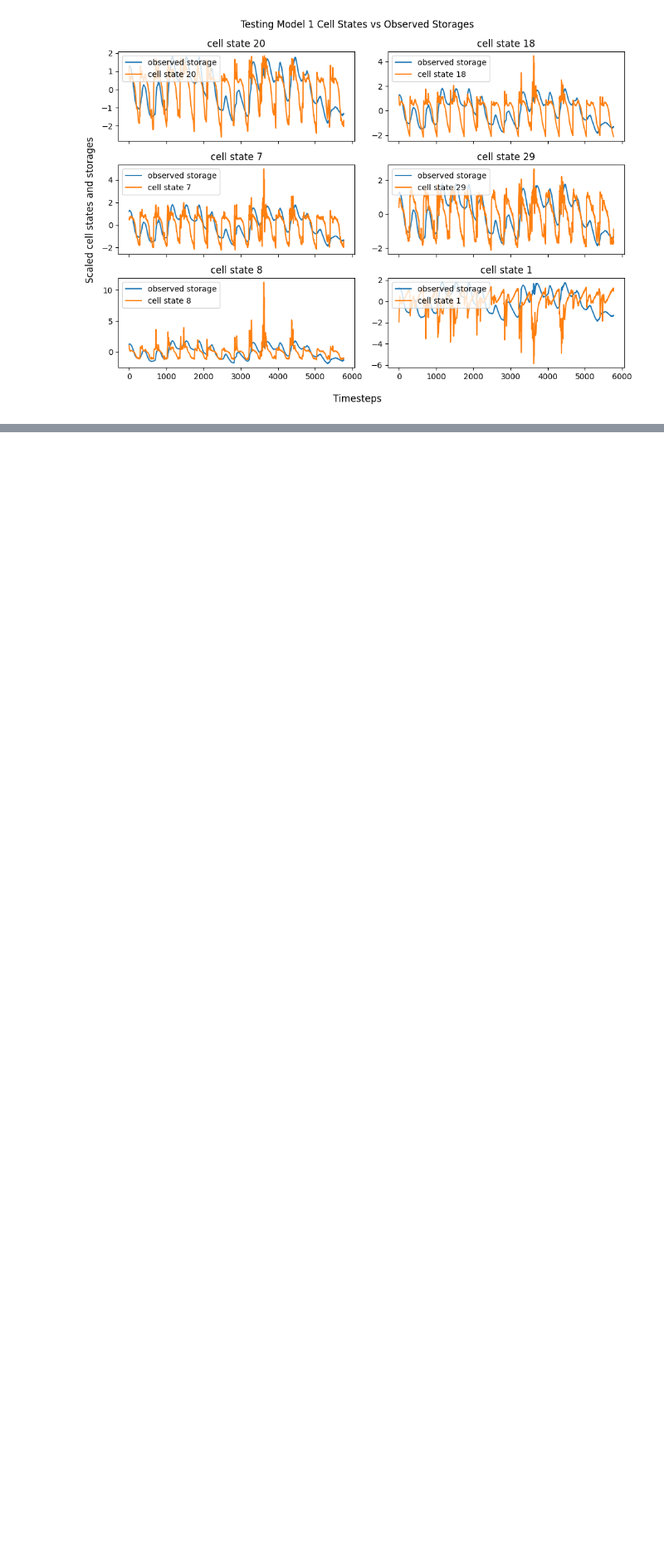
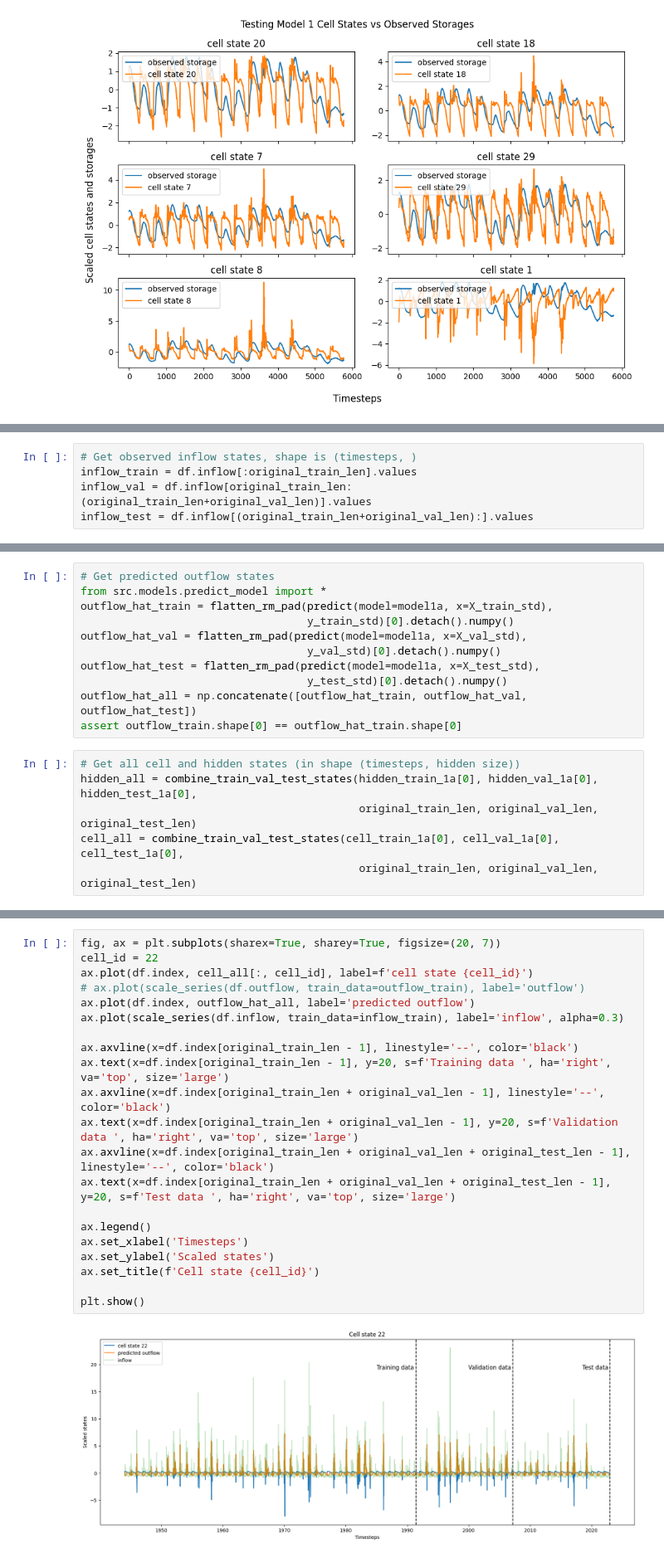
Before and after one commit to Matt2371/DL-reservoir-modeling, a Jupyter notebook: experiments/1e_model1_cell_state.ipynb, the cells around one changed output, grey strips where cells are left out. Shown at 83% size. Cells and saved outputs as stored; diff of their text form; blank space fills up the shorter version.

```diff
--- a/experiments/1e_model1_cell_state.ipynb
+++ b/experiments/1e_model1_cell_state.ipynb
@@ -140,0 +174,5 @@ plt.show()
+# %%
+# Get observed inflow states, shape is (timesteps, )
+inflow_train = df.inflow[:original_train_len].values
+inflow_val = df.inflow[original_train_len:(original_train_len+original_val_len)].values
+inflow_test = df.inflow[(original_train_len+original_val_len):].values
@@ -140,0 +184,17 @@ plt.show()
+# %%
+# Get predicted outflow states
+from src.models.predict_model import *
+outflow_hat_train = flatten_rm_pad(predict(model=model1a, x=X_train_std),
+                                   y_train_std)[0].detach().numpy()
+outflow_hat_val = flatten_rm_pad(predict(model=model1a, x=X_val_std),
+                                   y_val_std)[0].detach().numpy()
+outflow_hat_test = flatten_rm_pad(predict(model=model1a, x=X_test_std),
+                                   y_test_std)[0].detach().numpy()
+outflow_hat_all = np.concatenate([outflow_hat_train, outflow_hat_val, outflow_hat_test])
+assert outflow_train.shape[0] == outflow_hat_train.shape[0]
+# %%
+# Get all cell and hidden states (in shape (timesteps, hidden size))
+hidden_all = combine_train_val_test_states(hidden_train_1a[0], hidden_val_1a[0], hidden_test_1a[0],
+                                           original_train_len, original_val_len, original_test_len)
+cell_all = combine_train_val_test_states(cell_train_1a[0], cell_val_1a[0], cell_test_1a[0],
+                                           original_train_len, original_val_len, original_test_len)
@@ -140,0 +203,23 @@ plt.show()
+# %%
+fig, ax = plt.subplots(sharex=True, sharey=True, figsize=(20, 7))
+cell_id = 22
+ax.plot(df.index, cell_all[:, cell_id], label=f'cell state {cell_id}')
+# ax.plot(scale_series(df.outflow, train_data=outflow_train), label='outflow')
+ax.plot(df.index, outflow_hat_all, label='predicted outflow')
+ax.plot(scale_series(df.inflow, train_data=inflow_train), label='inflow', alpha=0.3)
+
+ax.axvline(x=df.index[original_train_len - 1], linestyle='--', color='black')
+ax.text(x=df.index[original_train_len - 1], y=20, s=f'Training data ', ha='right', va='top', size='large')
+ax.axvline(x=df.index[original_train_len + original_val_len - 1], linestyle='--', color='black')
+ax.text(x=df.index[original_train_len + original_val_len - 1], y=20, s=f'Validation data ', ha='right', va='top', size='large')
+ax.axvline(x=df.index[original_train_len + original_val_len + original_test_len - 1], linestyle='--', color='black')
+ax.text(x=df.index[original_train_len + original_val_len + original_test_len - 1], y=20, s=f'Test data ', ha='right', va='top', size='large')
+
+ax.legend()
+ax.set_xlabel('Timesteps')
+ax.set_ylabel('Scaled states')
+ax.set_title(f'Cell state {cell_id}')
+
+plt.show()
+# %% [output]
+[figure, added]
```
Also changed, not shown: parts of 14 cells of this notebook, 17 other files.
